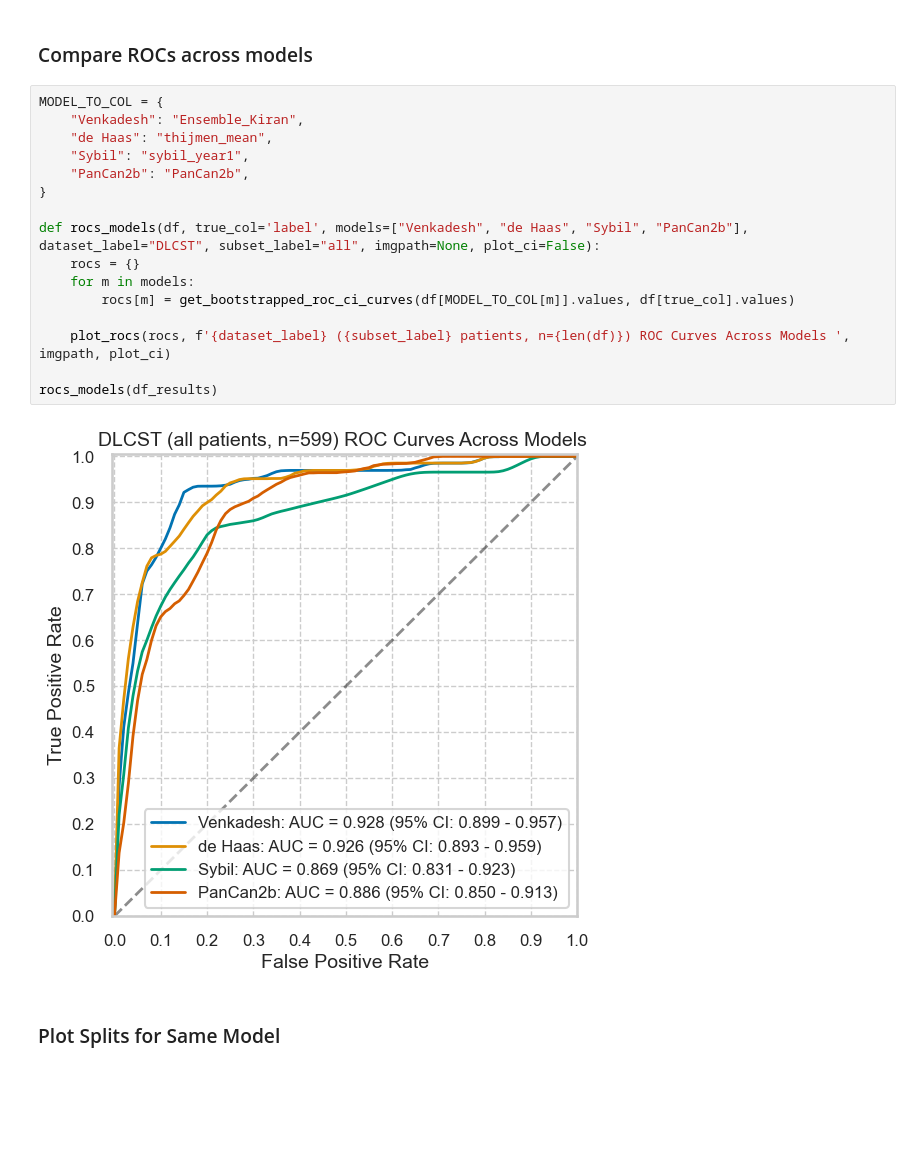
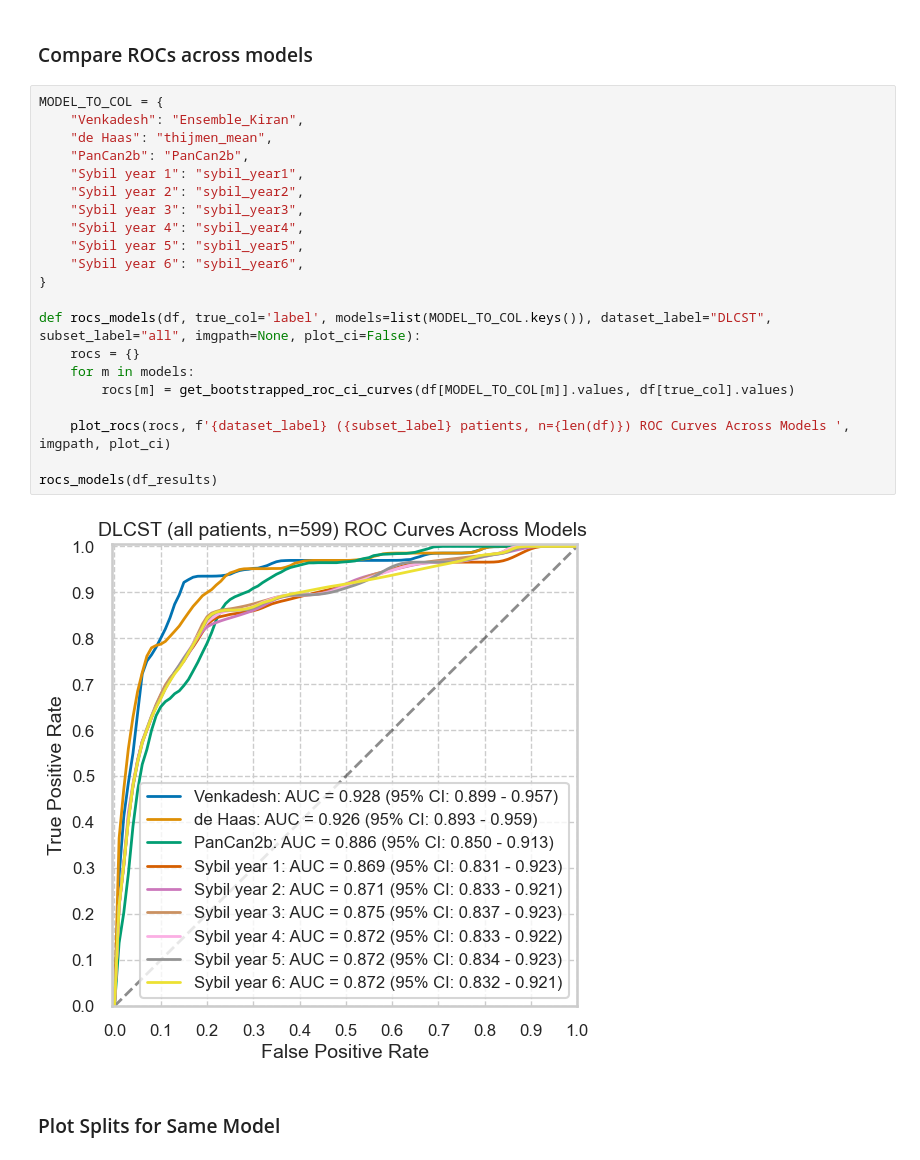
Before and after one commit to DIAGNijmegen/bodyct-lung-malignancy-fairness, a Jupyter notebook: plot_dlcst_results.ipynb, the cells around one changed output. Drawn from its saved outputs; the diff is of its cells as text; blank space fills up the shorter version.

```diff
--- a/plot_dlcst_results.ipynb
+++ b/plot_dlcst_results.ipynb
@@ -150,21 +150,26 @@ def get_split_dfs(df, split_by="sex", printinfo=True):
 # %%
 MODEL_TO_COL = {
     "Venkadesh": "Ensemble_Kiran",
     "de Haas": "thijmen_mean",
-    "Sybil": "sybil_year1",
     "PanCan2b": "PanCan2b",
+    "Sybil year 1": "sybil_year1",
+    "Sybil year 2": "sybil_year2",
+    "Sybil year 3": "sybil_year3",
+    "Sybil year 4": "sybil_year4",
+    "Sybil year 5": "sybil_year5",
+    "Sybil year 6": "sybil_year6",
 }
 
-def rocs_models(df, true_col='label', models=["Venkadesh", "de Haas", "Sybil", "PanCan2b"], dataset_label="DLCST", subset_label="all", imgpath=None, plot_ci=False):
+def rocs_models(df, true_col='label', models=list(MODEL_TO_COL.keys()), dataset_label="DLCST", subset_label="all", imgpath=None, plot_ci=False):
     rocs = {}
     for m in models:
         rocs[m] = get_bootstrapped_roc_ci_curves(df[MODEL_TO_COL[m]].values, df[true_col].values)
 
     plot_rocs(rocs, f'{dataset_label} ({subset_label} patients, n={len(df)}) ROC Curves Across Models ', imgpath, plot_ci)
 
 rocs_models(df_results)
 # %% [output]
-[figure, old version]
+[figure, new version]
 # %% [markdown]
 ### Plot Splits for Same Model
 # %%
```
Also changed, not shown: parts of 2 cells of this notebook, 4 other files.
